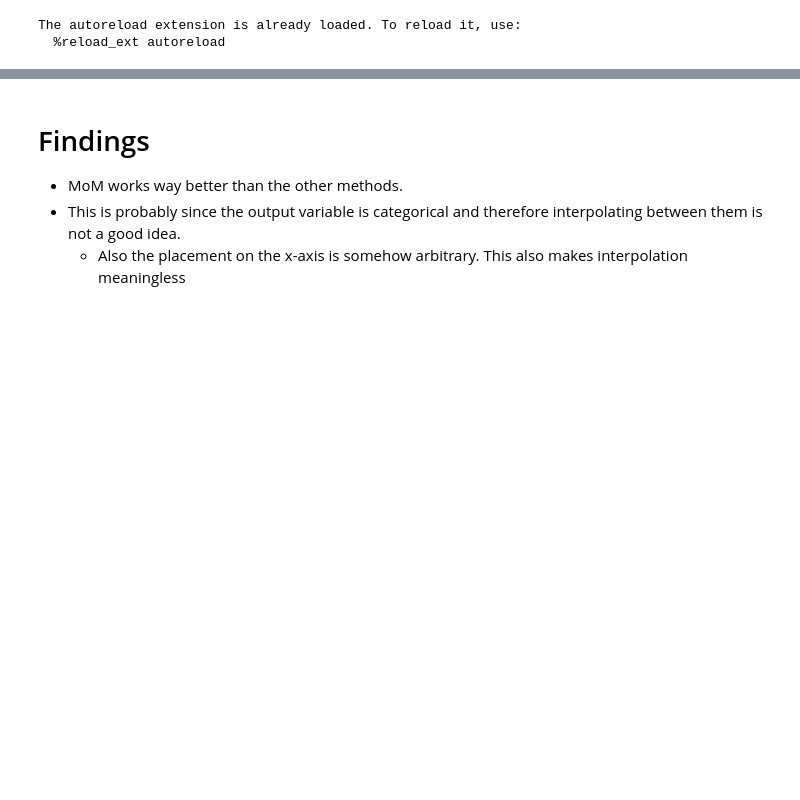
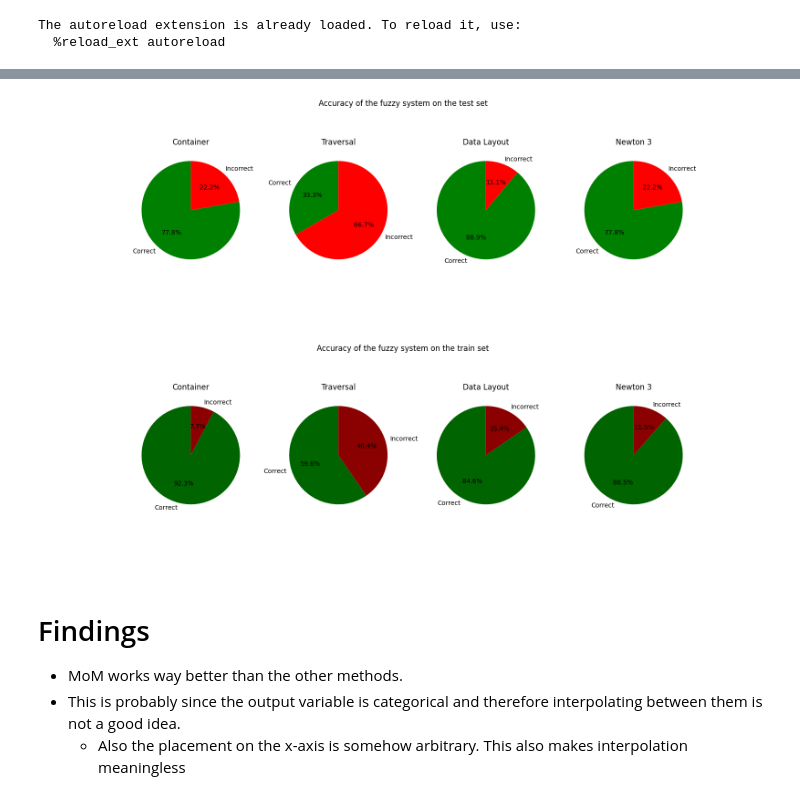
Before and after one commit to ManuelLerchner/AutoPas-FuzzyTuning-Bachelor-Thesis, a Jupyter notebook: data/liveInfoStruct_Configuration/rule-benchmark.ipynb, the cells around one changed output, grey strips where cells are left out. Saved outputs shown, nothing was run; the diff lists cells and outputs as text; code cells hidden in the pictures; blank space fills up the shorter version.

```diff
--- a/data/liveInfoStruct_Configuration/rule-benchmark.ipynb
+++ b/data/liveInfoStruct_Configuration/rule-benchmark.ipynb
@@ -155,6 +158,22 @@ for rule in rules:
+# %%
+fuzzy_systems = {}
+
+for rule in rules:
+    dims = rule.consequent.crisp_set.dimensions
+    assert len(dims) == 1
+    output_variable = next(iter(dims))[0]
+
+    if output_variable not in fuzzy_systems:
+        fuzzy_systems[output_variable] = FuzzySystem()
+    fuzzy_systems[output_variable].add_rule(rule)
 # %%
-train = pd.read_pickle("train.pkl")
-test = pd.read_pickle("test.pkl")
+train_total = pd.read_pickle("train.pkl")
+test_total = pd.read_pickle("test.pkl")
+
+TOP_K_SAMPLES = 1
+
+train = train_total[train_total["ranking"] < TOP_K_SAMPLES]
+test = test_total[test_total["ranking"] < TOP_K_SAMPLES]
 # %%
 from collections import defaultdict
 
@@ -217,3 +259,28 @@ Train Accuracy:
+# %%
+# create pi chart
+
+fig, ax = plt.subplots(1, len(accuracies), figsize=(16, 5))
+
+fig.suptitle("Accuracy of the fuzzy system on the test set")
+
+for i, (label, (test, train)) in enumerate(accuracies.items()):
+    ax[i].set_title(label)
+    ax[i].pie([test, 1-test], labels=["Correct",
+              "Incorrect"], autopct='%1.1f%%', startangle=90,colors=['green','red'])
+
+plt.show()
+
+fig, ax = plt.subplots(1, len(accuracies), figsize=(16, 5))
+
+fig.suptitle("Accuracy of the fuzzy system on the train set")
+
+for i, (label, (test, train)) in enumerate(accuracies.items()):
+    ax[i].set_title(label)
+    ax[i].pie([train, 1-train], labels=["Correct",
+              "Incorrect"], autopct='%1.1f%%', startangle=90,colors=['darkgreen','darkred'])
+# %% [output]
+[figure, added]
+[figure, added]
 # %% [markdown]
 # Findings
 
```
Also changed, not shown: parts of 10 cells of this notebook, 1 other file.
